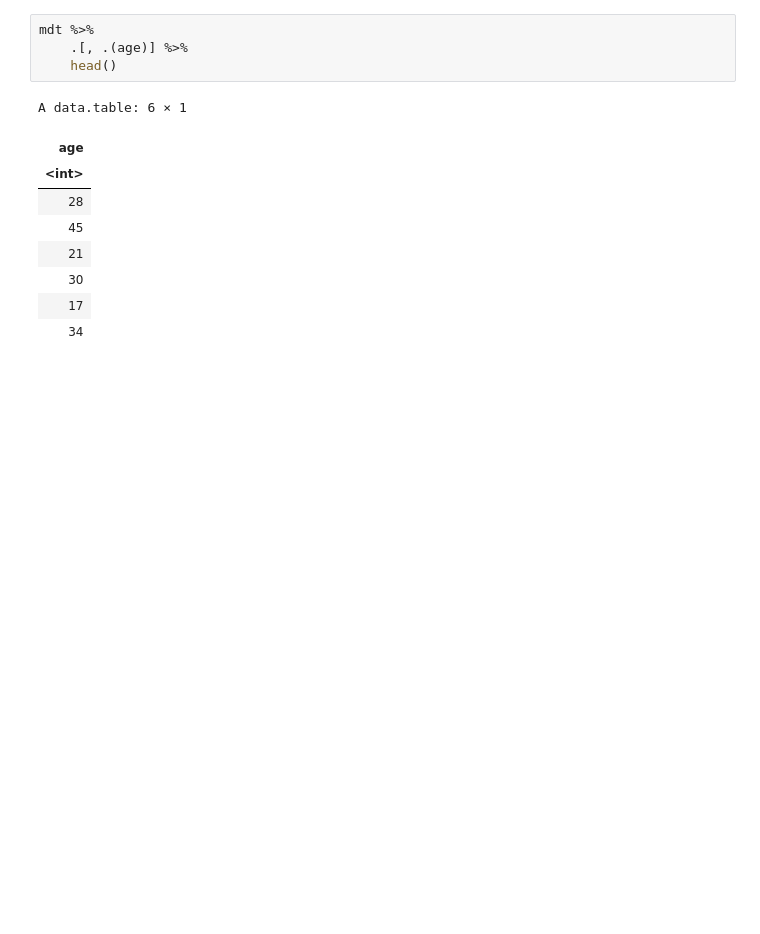
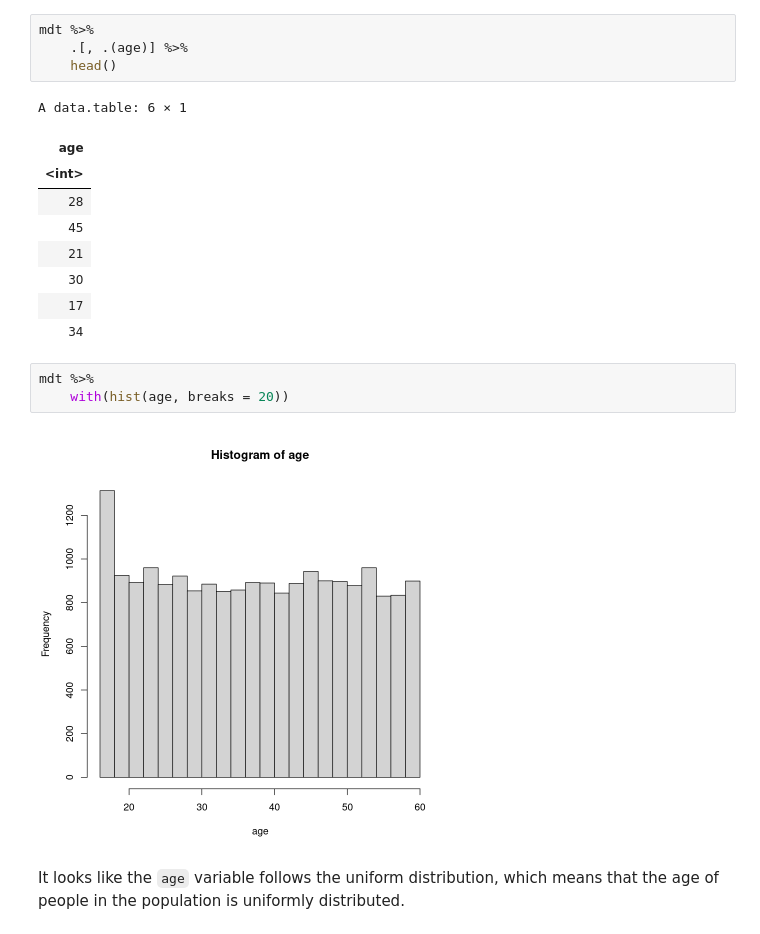
Before and after one commit to oceanumeric/ININ-tutorial, a Jupyter notebook: Labs/lab0_part_ii.ipynb, the cells around one changed output. Cells and saved outputs as stored; diff of their text form; blank space fills up the shorter version.

```diff
--- a/Labs/lab0_part_ii.ipynb
+++ b/Labs/lab0_part_ii.ipynb
@@ -159,3 +159,12 @@ A data.table: 6 × 1
 | 30 |
 | 17 |
 | 34 |
+# %%
+mdt %>%
+    with(hist(age, breaks = 20))
+# %% [output]
+[figure, added]
+# %% [markdown]
+It looks like the `age` variable follows the uniform distribution, which
+means that the age of people in the population is uniformly
+distributed.
```
Also changed, not shown: parts of 9 cells of this notebook.
